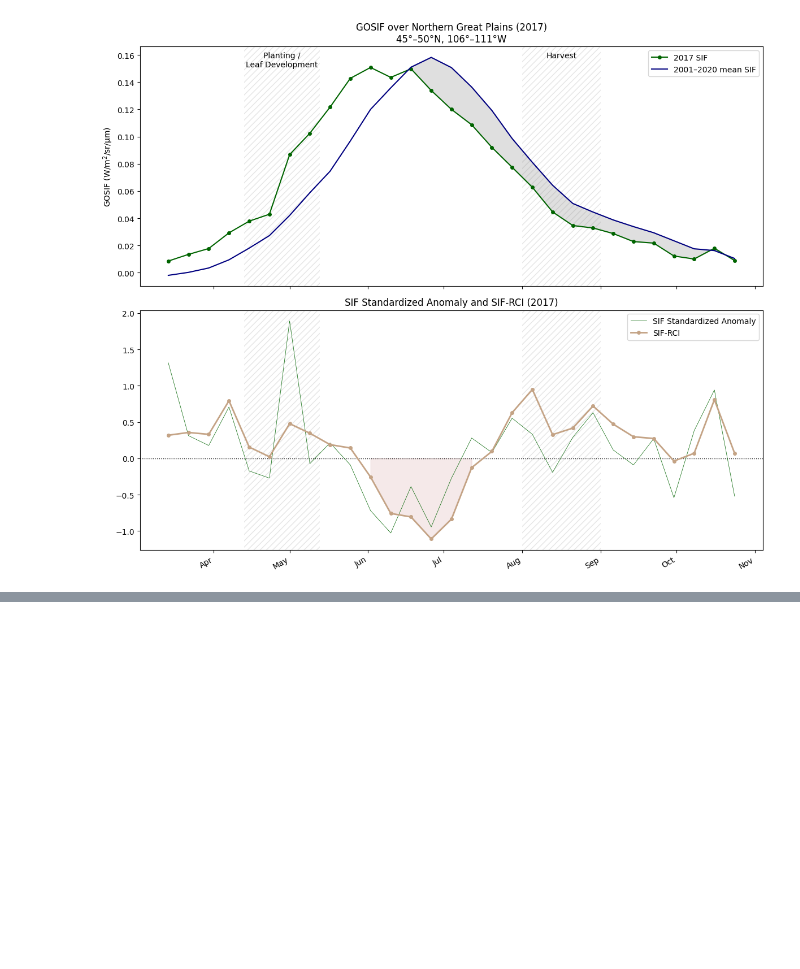
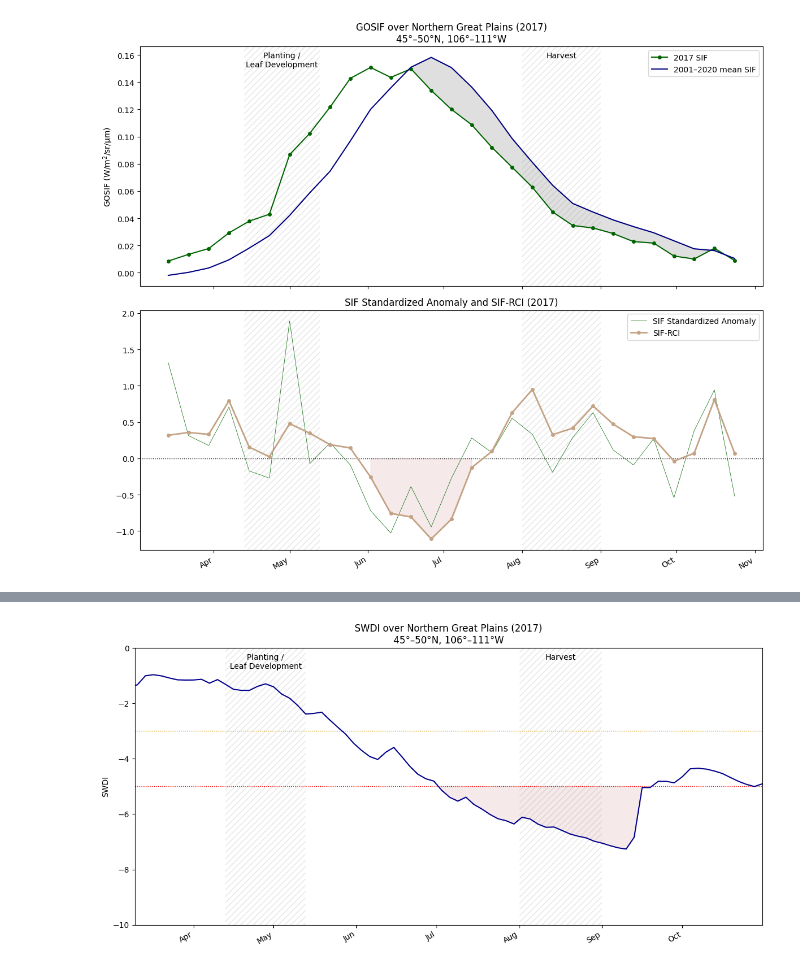
Before and after one commit to asaito333/flash-drought-ARSET, a Jupyter notebook: notebooks/1_drought_indicators.ipynb, the cells around one changed output, grey strips where cells are left out. Saved outputs shown, nothing was run; the diff lists cells and outputs as text; code cells hidden in the pictures; blank space fills up the shorter version.

```diff
--- a/notebooks/1_drought_indicators.ipynb
+++ b/notebooks/1_drought_indicators.ipynb
@@ -412,43 +477,52 @@ sm_granules_paths = download_earthdata("SPL4SMGP", "data/smap_l4_sm_gph", ("2017
 # %%
-swdi_fname = "data/swdi_timeseries.csv"
-swdi2019_fname = "data/swdi_timeseries_2016.csv"
+swdi_fname = f"data/swdi_timeseries_{year}.csv"
+# Uncomment this line to compare the time series to another year
+comparison_year = "" # "2016"
+
 
 plot_dates = []
 plot_swdi: list[float] = []
 with open(swdi_fname, newline="") as f:
     reader = csv.DictReader(f)
     for row in reader:
         plot_dates.append(datetime.strptime(row["time"], "%Y-%m-%d"))
         plot_swdi.append(float(row["swdi"]))
-
-plot_swdi_2019: list[float] = []
-with open(swdi2019_fname, newline="") as f:
-    reader = csv.DictReader(f)
-    for row in reader:
-        plot_swdi_2019.append(float(row["swdi"]))
 
 # In this plot, we can highlight the period where the SWDI signal
 # was indicating flash drought, i.e. it was persistently below -5
 moderate_fd_thresh = -3
 fd_thresh = -5
 flash_drought_swdi = [r < fd_thresh for r in plot_swdi]
 
 fig, ax = plt.subplots(figsize=(12, 6))
 # Shade the usual planting and harvest windows for Spring Wheat and Barley
 add_crop_calendar(ax)
 ax.axhline(moderate_fd_thresh, color="goldenrod", linestyle=":", linewidth=1)
 ax.axhline(fd_thresh, color="red", linestyle=":", linewidth=1)
 ax.plot(plot_dates, plot_swdi, color="darkblue", linewidth=1.5)
-ax.plot(plot_dates, plot_swdi_2019, color="darkgreen", linewidth=1.5)
+
+if comparison_year:
+    swdi_comp_fname = f"data/swdi_timeseries_{comparison_year}.csv"
+    plot_comp_swdi: list[float] = []
+    with open(swdi_comp_fname, newline="") as f:
+        reader = csv.DictReader(f)
+        for row in reader:
+            plot_comp_swdi.append(float(row["swdi"]))
+    ax.plot(plot_dates, plot_comp_swdi, color="darkgreen", linewidth=1.5)
+
 ax.set_ylim(-10, 0)
-#print()
-#print(end_date)
-ax.set_xlim(left=mdates.datestr2num("2017-03-10"), right=mdates.datestr2num("2017-10-31"))
+ax.set_xlim(left=mdates.datestr2num(f"{year}-03-10"), right=mdates.datestr2num(f"{year}-10-31"))
 ax.fill_between(plot_dates, plot_swdi, fd_thresh, where=flash_drought_swdi, color="brown", alpha=0.1)
 ax.set_ylabel("SWDI")
-ax.set_title(f"SWDI over Northern Great Plains ({year} vs 2016)\n45°–50°N, 106°–111°W")
+if comparison_year:
+    title = f"SWDI over Northern Great Plains ({year} vs {comparison_year})\n45°–50°N, 106°–111°W"
+else:
+    title = f"SWDI over Northern Great Plains ({year})\n45°–50°N, 106°–111°W"
+ax.set_title(title)
 ax.xaxis.set_major_formatter(mdates.DateFormatter("%b"))
 ax.xaxis.set_major_locator(mdates.MonthLocator())
 fig.autofmt_xdate()
 plt.tight_layout()
 plt.show()
+# %% [output]
+[figure, added]
```
Also changed, not shown: parts of 5 cells of this notebook, 2 other files.
